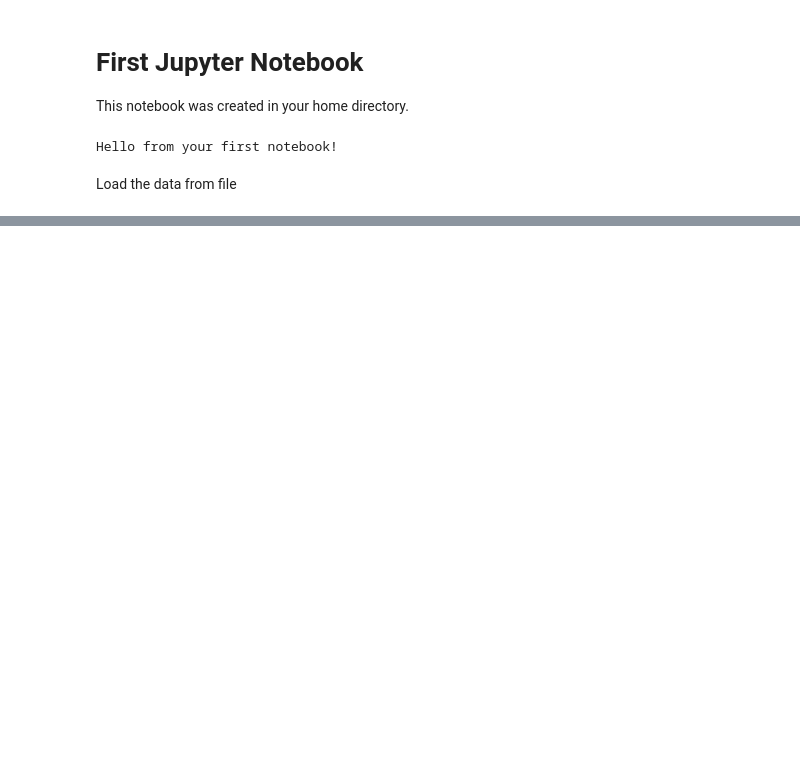
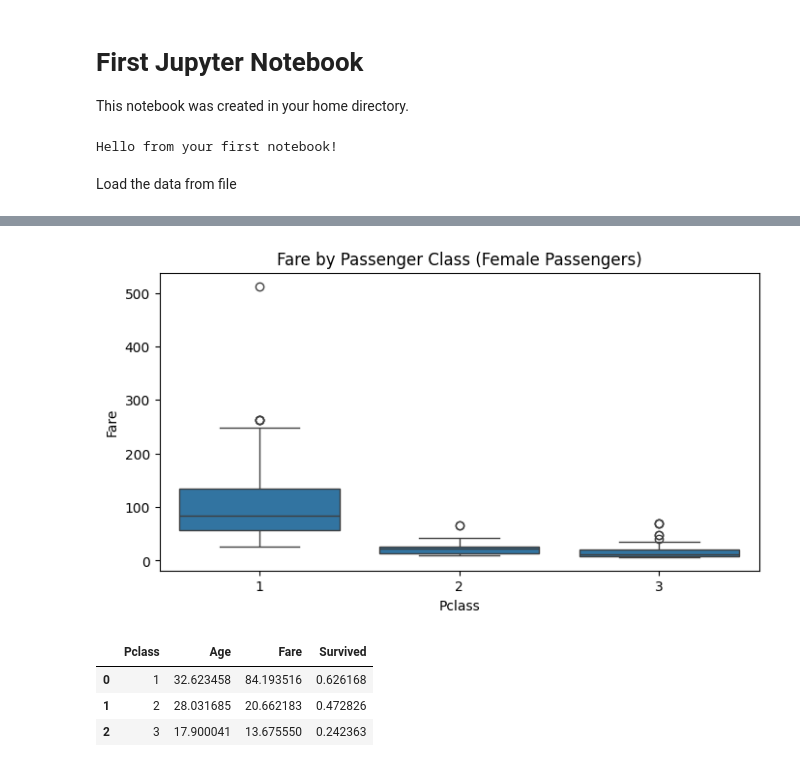
Before and after one commit to sheu/ai-programming-foundations-project, a Jupyter notebook: data_analysis_workflow.ipynb, the cells around one changed output, grey strips where cells are left out. Saved outputs shown, nothing was run; the diff lists cells and outputs as text; code cells hidden in the pictures; blank space fills up the shorter version.

```diff
--- a/data_analysis_workflow.ipynb
+++ b/data_analysis_workflow.ipynb
@@ -24,0 +409,4 @@ df.head()
+# %%
+# 2. Grouped or filtered views
+female_view = grouped_or_filtered_view(df, filters={"Sex": "female"})
+female_view.head()
@@ -24,0 +420,22 @@ df.head()
+# %%
+plt.figure(figsize=(8, 4))
+sns.boxplot(data=female_view, x="Pclass", y="Fare")
+plt.title("Fare by Passenger Class (Female Passengers)")
+plt.xlabel("Pclass")
+plt.ylabel("Fare")
+plt.show()
+# %% [output]
+[figure, added]
+# %%
+pclass_grouped = grouped_or_filtered_view(
+    df,
+    group_by="Pclass",
+    metrics=["Age", "Fare", "Survived"],
+    aggfunc="mean"
+)
+pclass_grouped
+# %% [output]
+|  | Pclass | Age | Fare | Survived |
+| 0 | 1 | 32.623458 | 84.193516 | 0.626168 |
+| 1 | 2 | 28.031685 | 20.662183 | 0.472826 |
+| 2 | 3 | 17.900041 | 13.675550 | 0.242363 |
```
Also changed, not shown: parts of 19 cells of this notebook, 1 other file.
